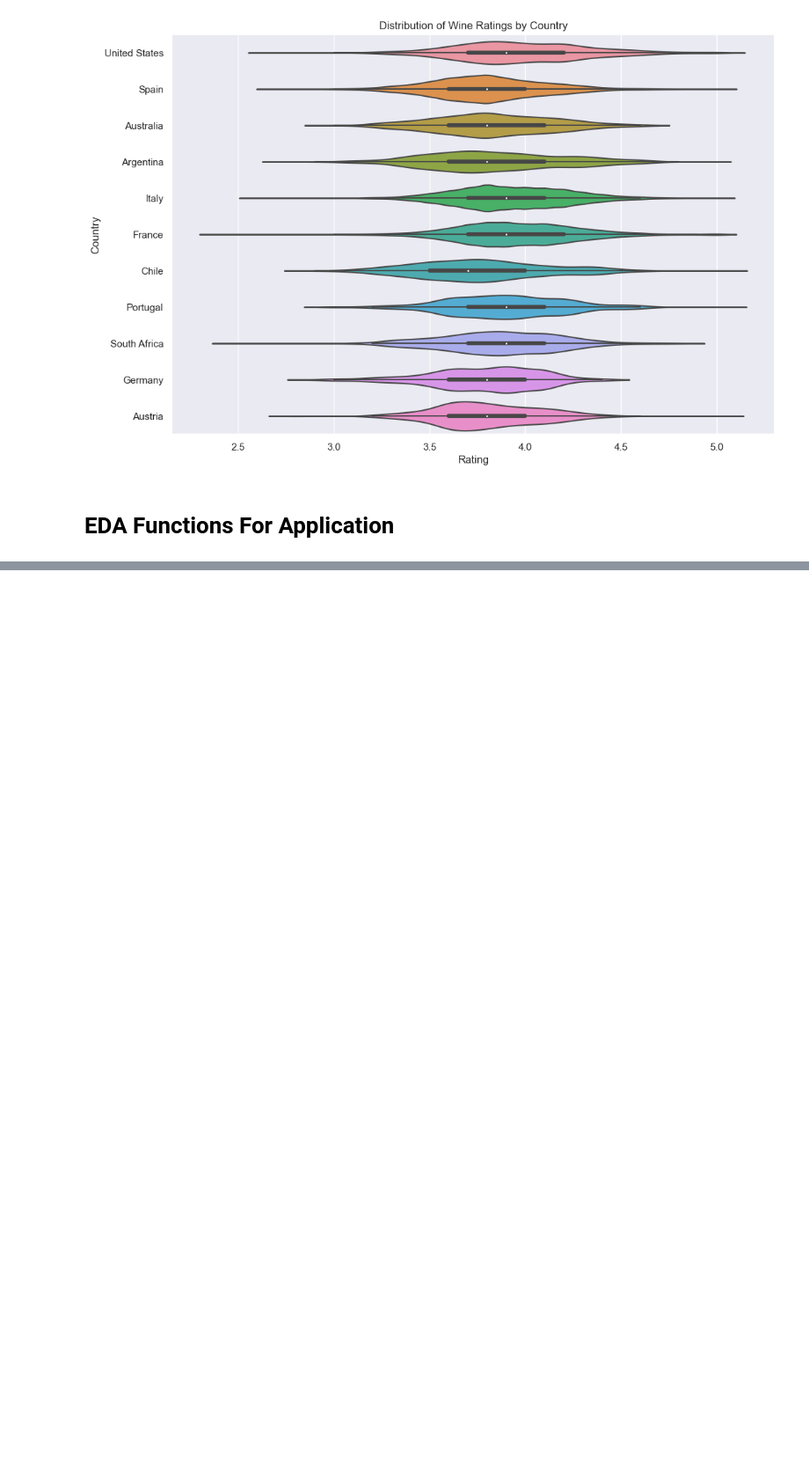
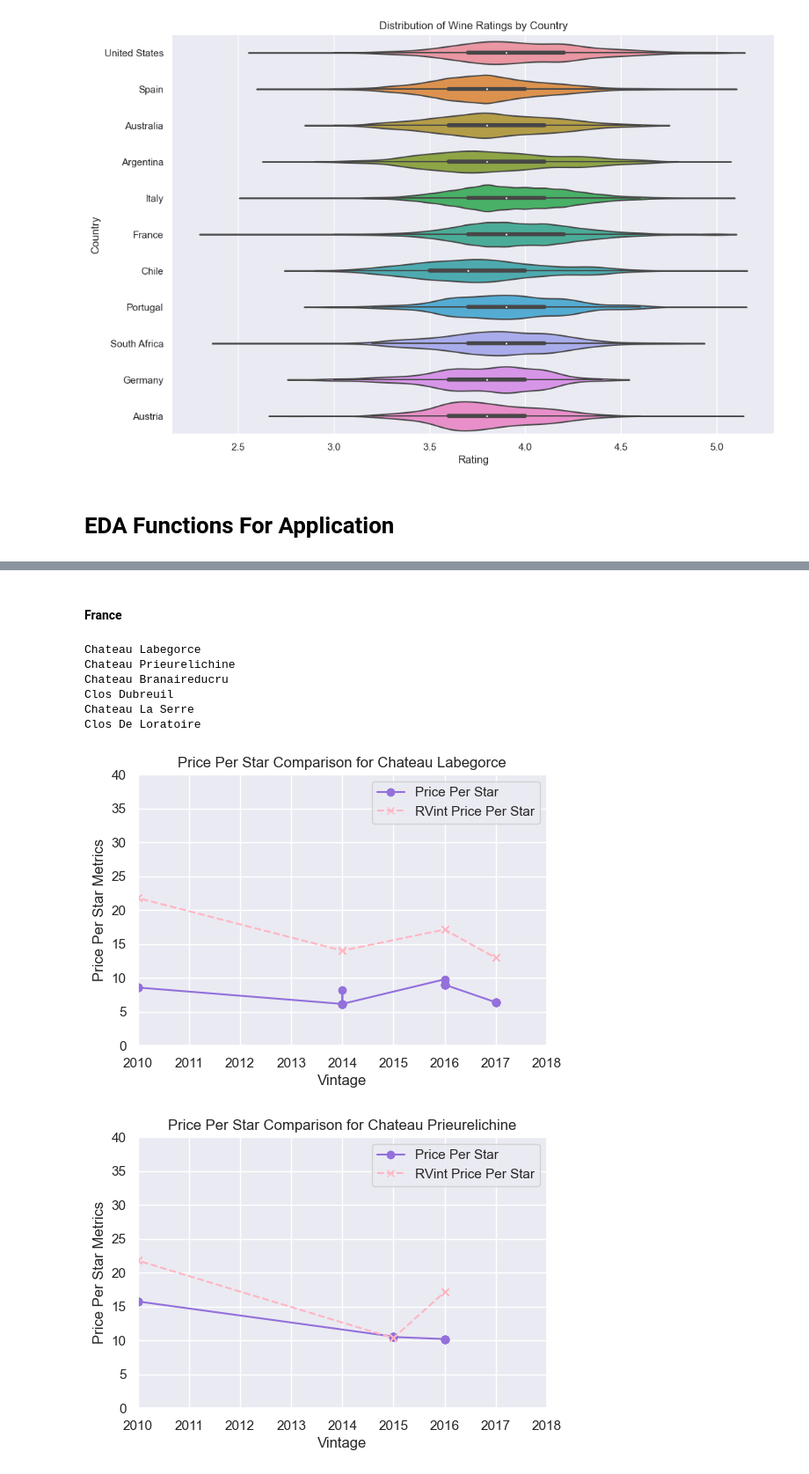
Before and after one commit to acdaniel864/capstone, a Jupyter notebook: code/03_eda.ipynb, the cells around one changed output, grey strips where cells are left out. Shown at 88% size. Saved outputs shown, nothing was run; the diff lists cells and outputs as text; code cells hidden in the pictures; blank space fills up the shorter version.

```diff
--- a/code/03_eda.ipynb
+++ b/code/03_eda.ipynb
@@ -483,0 +475,16 @@ Closest vintages to 2015 in France with at least 3 representations:
+# %% [markdown]
+#### France
+# %%
+france_shortlist = final_df[final_df['country'] == 'France'].copy()
+top_20_france = france_shortlist.groupby('producer')['price_per_star_diff'].mean().sort_values(ascending=True).head(80).index
+france_shortlist_20 = france_shortlist[france_shortlist['producer'].isin(top_20_france)]
+
+# Filter for regions with region vintage representations of 10 or more
+competitive_france_regions = france_shortlist_20.groupby('region_vintage').filter(lambda x: len(x) >= 10)
+france_region_list = ['Margaux','Saintjulien', 'Saintemilion Grand Cru']
+# %%
+almost_final_france = competitive_france_regions[competitive_france_regions['region'].isin(france_region_list)].copy()
+# %%
+final_france_producers = almost_final_france.groupby('producer')['price_per_star_diff'].mean().sort_values(ascending=True).head(6).index
+# %%
+final_france = almost_final_france[almost_final_france['producer'].isin(final_france_producers)]
@@ -483,0 +493,12 @@ Closest vintages to 2015 in France with at least 3 representations:
+# %%
+# This is a list of
+plot_producer_price_per_star(final_france, xlim=2018)
+# %% [output]
+Chateau Labegorce
+Chateau Prieurelichine
+Chateau Branaireducru
+Clos Dubreuil
+Chateau La Serre
+Clos De Loratoire
+[figure, added]
+[figure, added]
```
Also changed, not shown: parts of 25 cells of this notebook, 13 other files.
